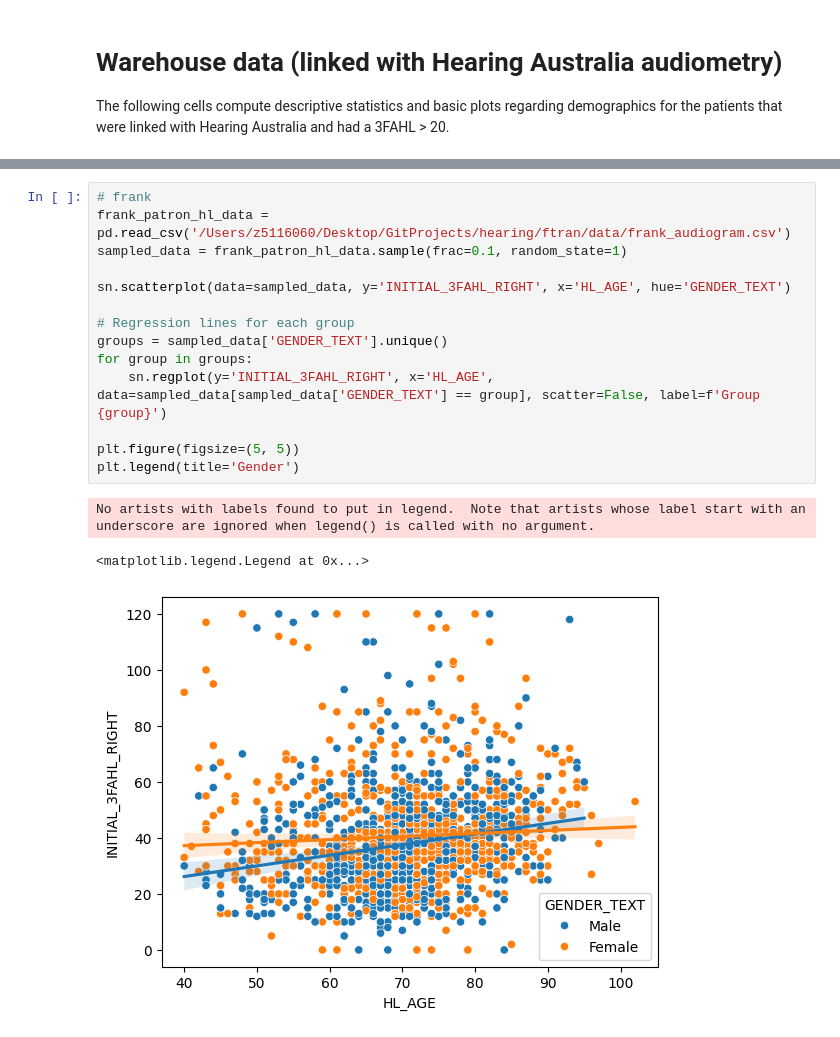
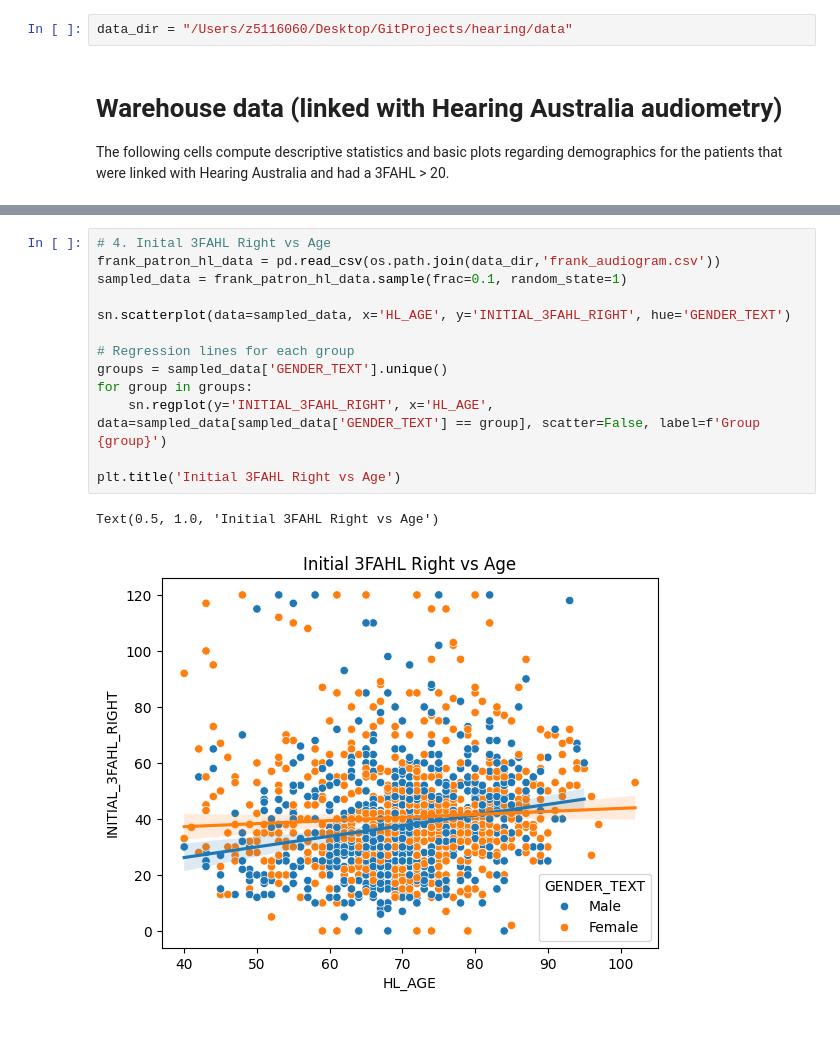
Before and after one commit to marianocabezas/hearing, a Jupyter notebook: audiogram_device_analysis.ipynb, the cells around one changed output, grey strips where cells are left out. Drawn from its saved outputs; the diff is of its cells as text.

Commit message:
updated data directory paths

```diff
--- a/audiogram_device_analysis.ipynb
+++ b/audiogram_device_analysis.ipynb
@@ -8,3 +9,5 @@ import scipy
+# %%
+data_dir = "/Users/z5116060/Desktop/GitProjects/hearing/data"
 # %% [markdown]
 # Warehouse data (linked with Hearing Australia audiometry)
 
@@ -58,18 +52,16 @@ Text(0.5, 1.0, '')
 # %%
-# frank
-frank_patron_hl_data = pd.read_csv('/Users/z5116060/Desktop/GitProjects/hearing/ftran/data/frank_audiogram.csv')
+# 4. Inital 3FAHL Right vs Age
+frank_patron_hl_data = pd.read_csv(os.path.join(data_dir,'frank_audiogram.csv'))
 sampled_data = frank_patron_hl_data.sample(frac=0.1, random_state=1)
 
-sn.scatterplot(data=sampled_data, y='INITIAL_3FAHL_RIGHT', x='HL_AGE', hue='GENDER_TEXT')
+sn.scatterplot(data=sampled_data, x='HL_AGE', y='INITIAL_3FAHL_RIGHT', hue='GENDER_TEXT')
 
 # Regression lines for each group
 groups = sampled_data['GENDER_TEXT'].unique()
 for group in groups:
     sn.regplot(y='INITIAL_3FAHL_RIGHT', x='HL_AGE', data=sampled_data[sampled_data['GENDER_TEXT'] == group], scatter=False, label=f'Group {group}')
 
-plt.figure(figsize=(5, 5))
-plt.legend(title='Gender')
+plt.title('Initial 3FAHL Right vs Age')
 # %% [output]
-No artists with labels found to put in legend.  Note that artists whose label start with an underscore are ignored when legend() is called with no argument.
+Text(0.5, 1.0, 'Initial 3FAHL Right vs Age')
-<matplotlib.legend.Legend at 0x...>
-[figure, old version]
+[figure, new version]
```
Also changed, not shown: parts of 21 cells of this notebook, 26 other files.
